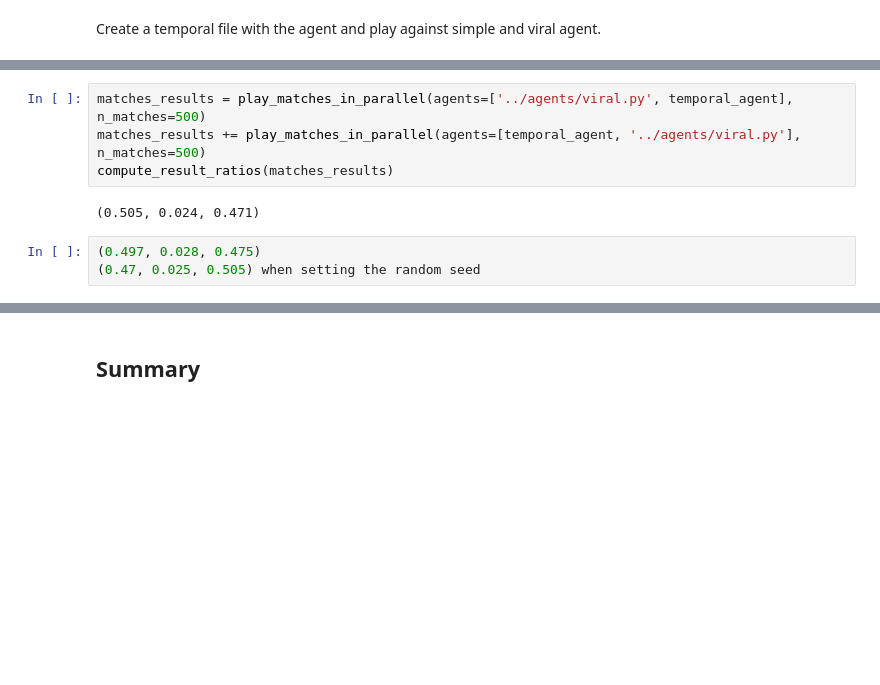
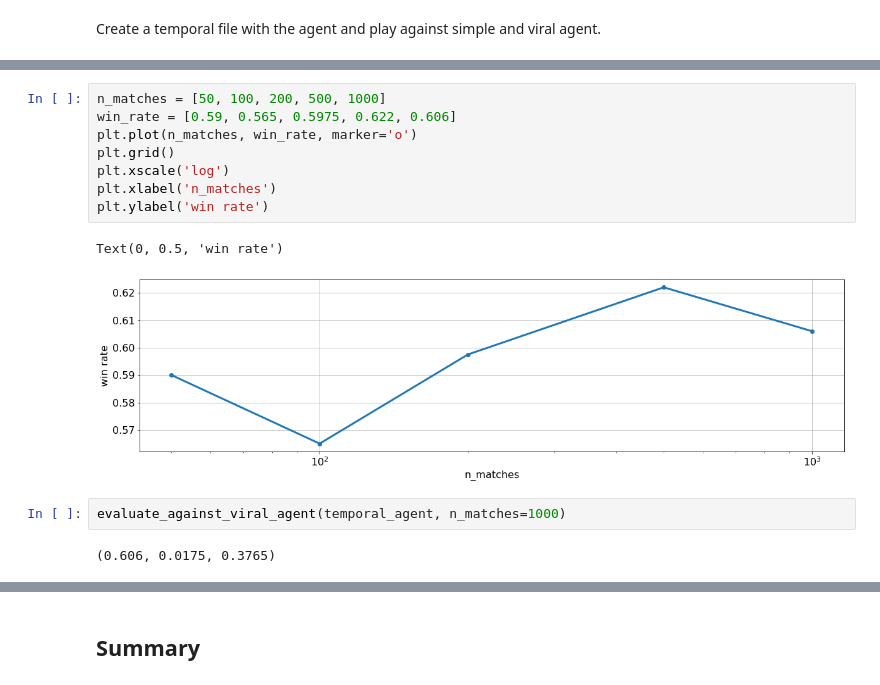
Before and after one commit to ironbar/luxai, a Jupyter notebook: notebooks/003_task_manager.ipynb, the cells around one changed output, grey strips where cells are left out. Drawn from its saved outputs; the diff is of its cells as text; blank space fills up the shorter version.

Commit message:
updated visualizations

```diff
--- a/notebooks/003_task_manager.ipynb
+++ b/notebooks/003_task_manager.ipynb
@@ -88,9 +97,15 @@ compute_result_ratios(matches_results)
-# %%
-matches_results = play_matches_in_parallel(agents=['../agents/viral.py', temporal_agent], n_matches=500)
-matches_results += play_matches_in_parallel(agents=[temporal_agent, '../agents/viral.py'], n_matches=500)
-compute_result_ratios(matches_results)
-# %% [output]
-(0.505, 0.024, 0.471)
-# %%
-(0.497, 0.028, 0.475)
-(0.47, 0.025, 0.505) when setting the random seed
+# %%
+n_matches = [50, 100, 200, 500, 1000]
+win_rate = [0.59, 0.565, 0.5975, 0.622, 0.606]
+plt.plot(n_matches, win_rate, marker='o')
+plt.grid()
+plt.xscale('log')
+plt.xlabel('n_matches')
+plt.ylabel('win rate')
+# %% [output]
+Text(0, 0.5, 'win rate')
+[figure, added]
+# %%
+evaluate_against_viral_agent(temporal_agent, n_matches=1000)
+# %% [output]
+(0.606, 0.0175, 0.3765)
```
Also changed, not shown: parts of 10 cells of this notebook, 1 other file.
